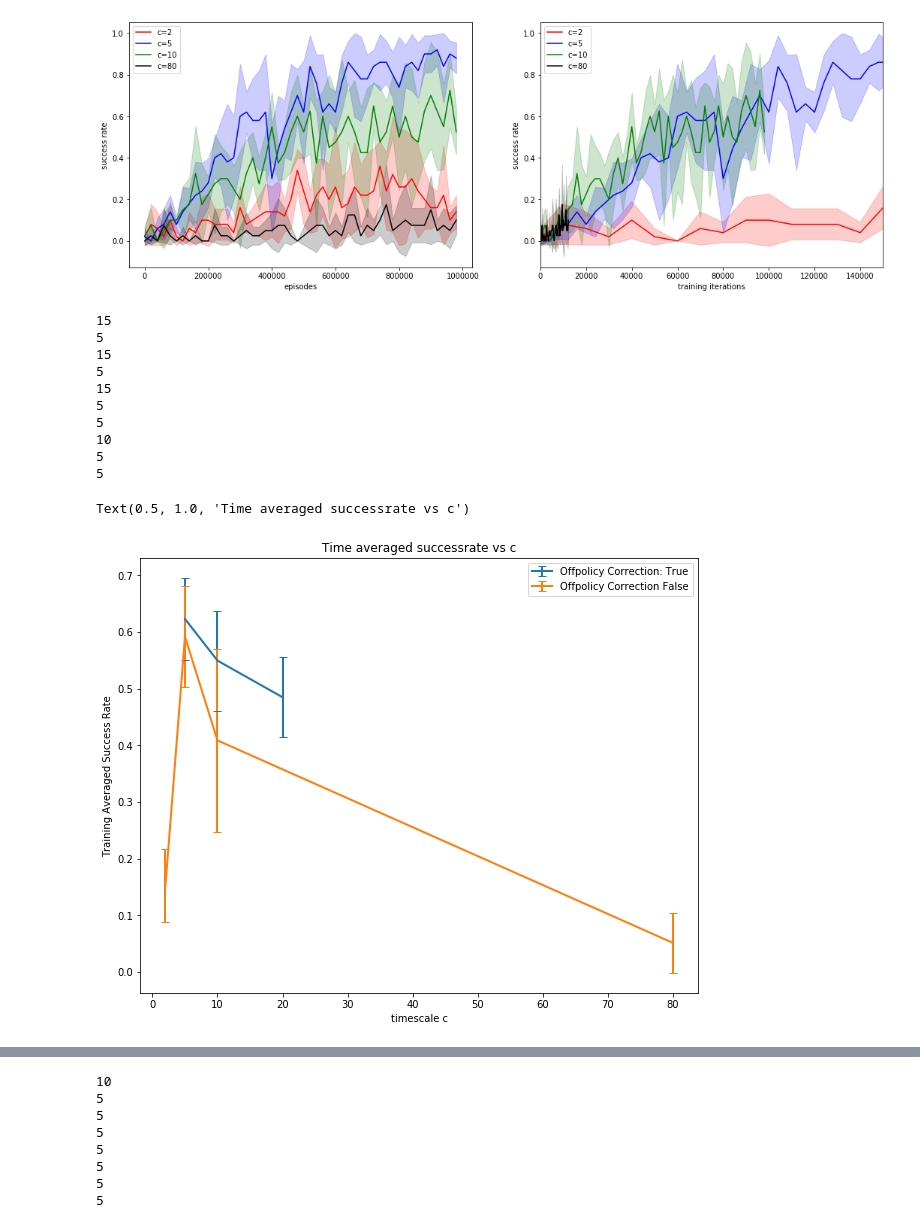
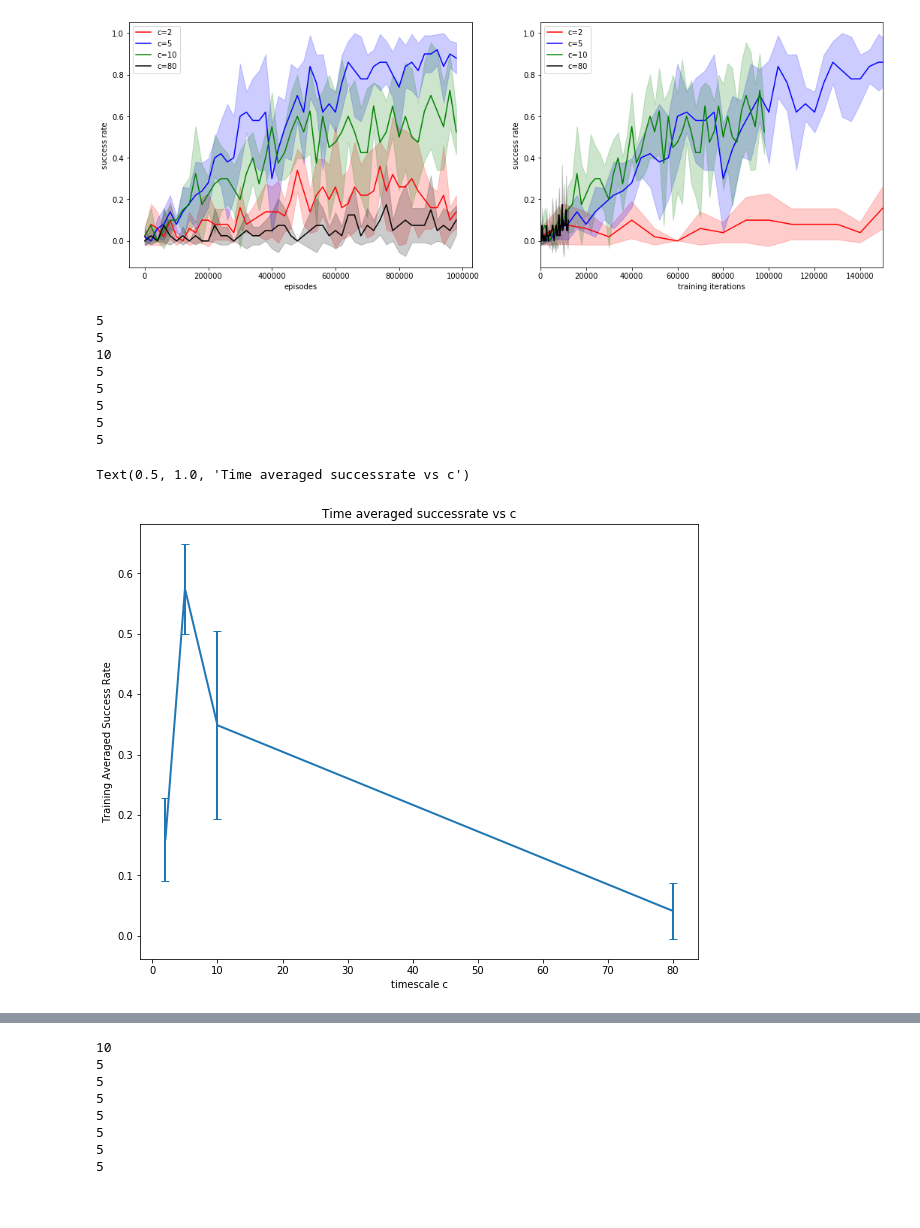
Before and after one commit to P-Schumacher/research, a Jupyter notebook: data_analysis/hiro_offpol_corr/Project_analysis.ipynb, the cells around one changed output, grey strips where cells are left out. Cells and saved outputs as stored; diff of their text form; code cells hidden in the pictures.

```diff
--- a/data_analysis/hiro_offpol_corr/Project_analysis.ipynb
+++ b/data_analysis/hiro_offpol_corr/Project_analysis.ipynb
@@ -145,64 +145,66 @@ plt.legend(['c=2', 'c=5', 'c=10', 'c=80'])
 <matplotlib.legend.Legend at 0x...>
 [figure]
 # %%
+
 key = 'eval/success_rate'
+
 plt.figure(figsize=(10, 8))
 length = 50
+
+if False:
+    result_mean = []
+    result_std = []
+    for c, color in zip([5, 10, 20], ['b', 'r', 'g', 'k']):
+        df = pd.read_pickle('hiro_offpol_corr.pyc')
+        df = get_df_selection(df, 'agent_action_regularizer', 0.0)
+        df_current = get_df_selection(df, 'c_step', c)
+        meaner = np.zeros([1, 5])
+        for i in range(5):
+            run = df_current.iloc[i].loc[key]
+            run = np.reshape(run, [1, run.shape[0]])
+            run_mean = np.mean(run[:, :length], axis=1)
+            meaner[0, i] = run_mean
+        stder = np.std(meaner)
+        meaner = np.mean(meaner)
+        result_mean.append(meaner)
+        result_std.append(stder)
+    x_range = [5, 10, 20]
+    plt.errorbar(x_range, result_mean, result_std, capsize=4, linewidth=2)
+
 result_mean = []
 result_std = []
-for c, color in zip([5, 10, 20], ['b', 'r', 'g', 'k']):
-    df = pd.read_pickle('hiro_offpol_corr.pyc')
-    df = get_df_selection(df, 'agent_action_regularizer', 0.0)
-    df_current = get_df_selection(df, 'c_step', c)
+for c, color in zip([2, 5, 10, 80], ['b', 'r', 'g', 'k','y']):
+    df = pd.read_pickle('dense_reaching_hiro.pyc')
+    df = get_df_selection(df, 'c_step', c)
+    df = get_df_selection(df, 'agent_action_regularizer', 0.)
     meaner = np.zeros([1, 5])
     for i in range(5):
-        run = df_current.iloc[i].loc[key]
+        run = df.iloc[i].loc[key]
         run = np.reshape(run, [1, run.shape[0]])
-        run_mean = np.mean(run, axis=1)
-        meaner[0, i] = run_mean
-    stder = np.std(meaner)
-    meaner = np.mean(meaner)
-    result_mean.append(meaner)
-    result_std.append(stder)
-x_range = [5, 10, 20]
-plt.errorbar(x_range, result_mean, result_std, capsize=4, linewidth=2)
-
-length = 50
-result_mean = []
-result_std = []
-for c, color in zip([2, 5, 10, 80], ['b', 'r', 'g', 'k']):
-    df = pd.read_pickle('dense_reaching_hiro.pyc')
-    df_current = get_df_selection(df, 'c_step', c)
-    meaner = np.zeros([1, 5])
-    for i in range(5):
-        run = df_current.iloc[i].loc[key]
-        run = np.reshape(run, [1, run.shape[0]])
-        run_mean = np.mean(run, axis=1)
+        run_mean = np.mean(run[:, :length], axis=1)
         meaner[0, i] = run_mean
     stder = np.std(meaner)
     meaner = np.mean(meaner)
 
     result_mean.append(meaner)
     result_std.append(stder)
 x_range = [2, 5, 10, 80]
 plt.errorbar(x_range, result_mean, result_std, capsize=4, linewidth=2)
 
 plt.xlabel('timescale c')
 plt.ylabel('Training Averaged Success Rate')
-plt.legend(['Offpolicy Correction: True', 'Offpolicy Correction False'])
+#plt.legend(['Offpolicy Correction: True', 'Offpolicy Correction False'])
 plt.title('Time averaged successrate vs c')
 #plt.savefig('timescale_plot.pdf')
 # %% [output]
-15
-5
-15
-5
-15
 5
 5
 10
 5
 5
+5
+5
+5
 Text(0.5, 1.0, 'Time averaged successrate vs c')
-[figure, old version]
+[figure, new version]
 # %% [markdown]
```
Also changed, not shown: parts of 1 cell of this notebook, 6 other files.
